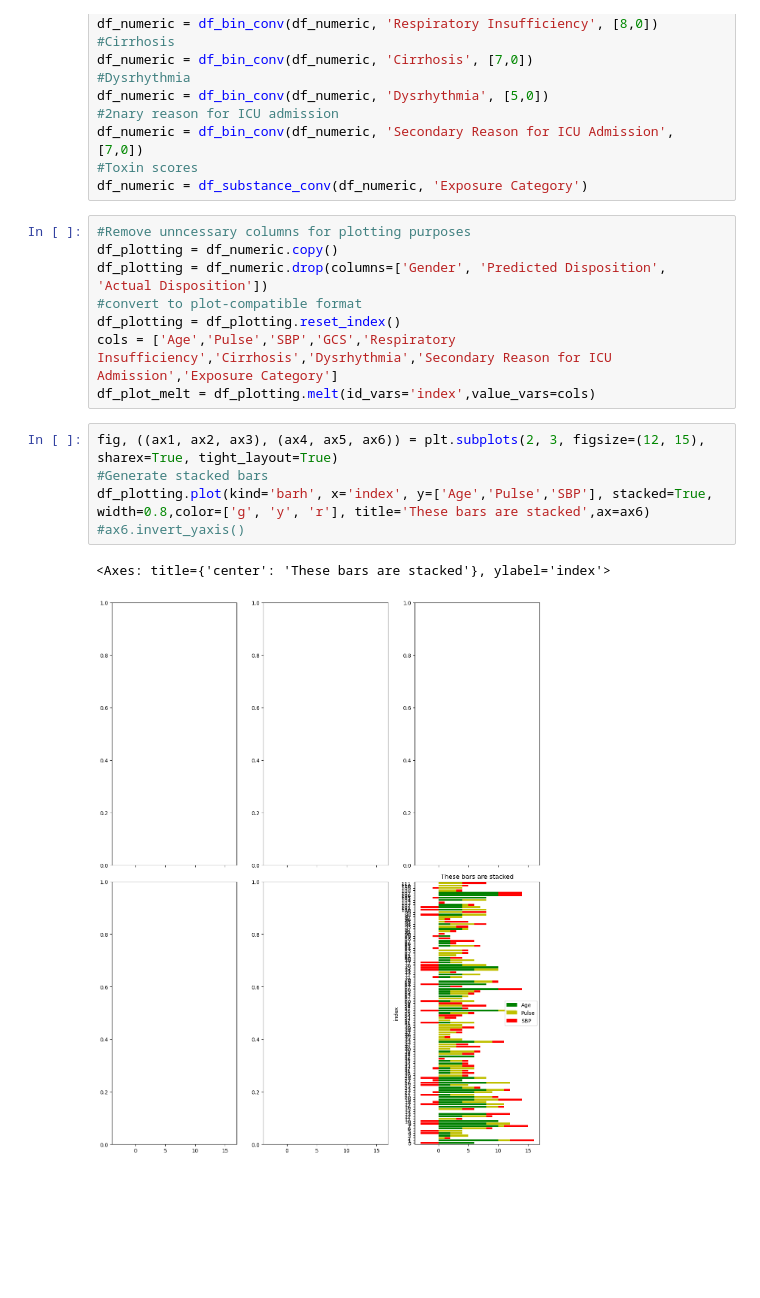
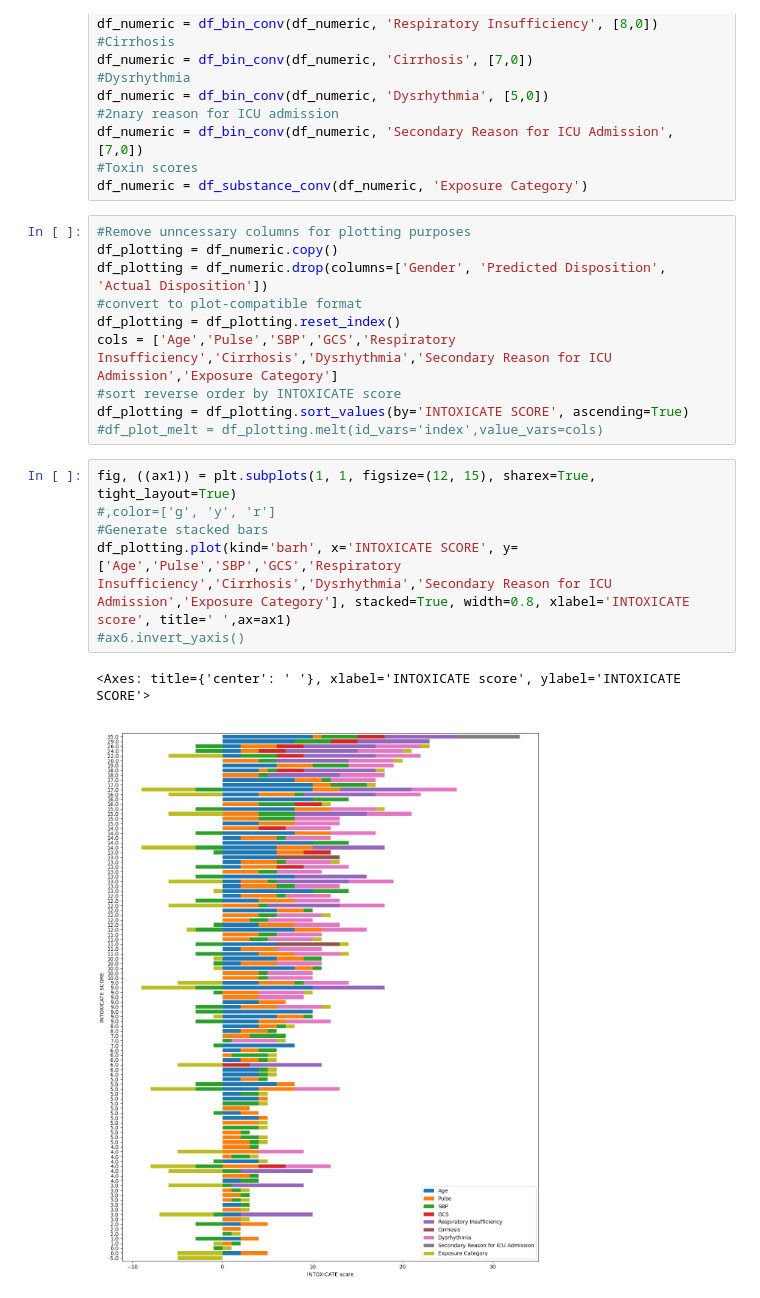
Before and after one commit to mac389/INTOXICATE, a Jupyter notebook: src/rz_hicss_plots/main_plotter.ipynb, the cells around one changed output. Drawn from its saved outputs; the diff is of its cells as text; blank space fills up the shorter version.

Commit message:
jupyter notebook plotting INTOXICATE classes - prototype stacked bars working code

```diff
--- a/src/rz_hicss_plots/main_plotter.ipynb
+++ b/src/rz_hicss_plots/main_plotter.ipynb
@@ -135,12 +135,15 @@ df_plotting = df_numeric.drop(columns=['Gender', 'Predicted Disposition', 'Actua
 #convert to plot-compatible format
 df_plotting = df_plotting.reset_index()
 cols = ['Age','Pulse','SBP','GCS','Respiratory Insufficiency','Cirrhosis','Dysrhythmia','Secondary Reason for ICU Admission','Exposure Category']
-df_plot_melt = df_plotting.melt(id_vars='index',value_vars=cols)
+#sort reverse order by INTOXICATE score
+df_plotting = df_plotting.sort_values(by='INTOXICATE SCORE', ascending=True)
+#df_plot_melt = df_plotting.melt(id_vars='index',value_vars=cols)
 # %%
-fig, ((ax1, ax2, ax3), (ax4, ax5, ax6)) = plt.subplots(2, 3, figsize=(12, 15), sharex=True, tight_layout=True)
+fig, ((ax1)) = plt.subplots(1, 1, figsize=(12, 15), sharex=True, tight_layout=True)
+#,color=['g', 'y', 'r']
 #Generate stacked bars
-df_plotting.plot(kind='barh', x='index', y=['Age','Pulse','SBP'], stacked=True, width=0.8,color=['g', 'y', 'r'], title='These bars are stacked',ax=ax6)
+df_plotting.plot(kind='barh', x='INTOXICATE SCORE', y=['Age','Pulse','SBP','GCS','Respiratory Insufficiency','Cirrhosis','Dysrhythmia','Secondary Reason for ICU Admission','Exposure Category'], stacked=True, width=0.8, xlabel='INTOXICATE score', title=' ',ax=ax1)
 #ax6.invert_yaxis()
 # %% [output]
-<Axes: title={'center': 'These bars are stacked'}, ylabel='index'>
+<Axes: title={'center': ' '}, xlabel='INTOXICATE score', ylabel='INTOXICATE SCORE'>
-[figure, old version]
+[figure, new version]
```
Also changed, not shown: parts of 2 cells of this notebook.
